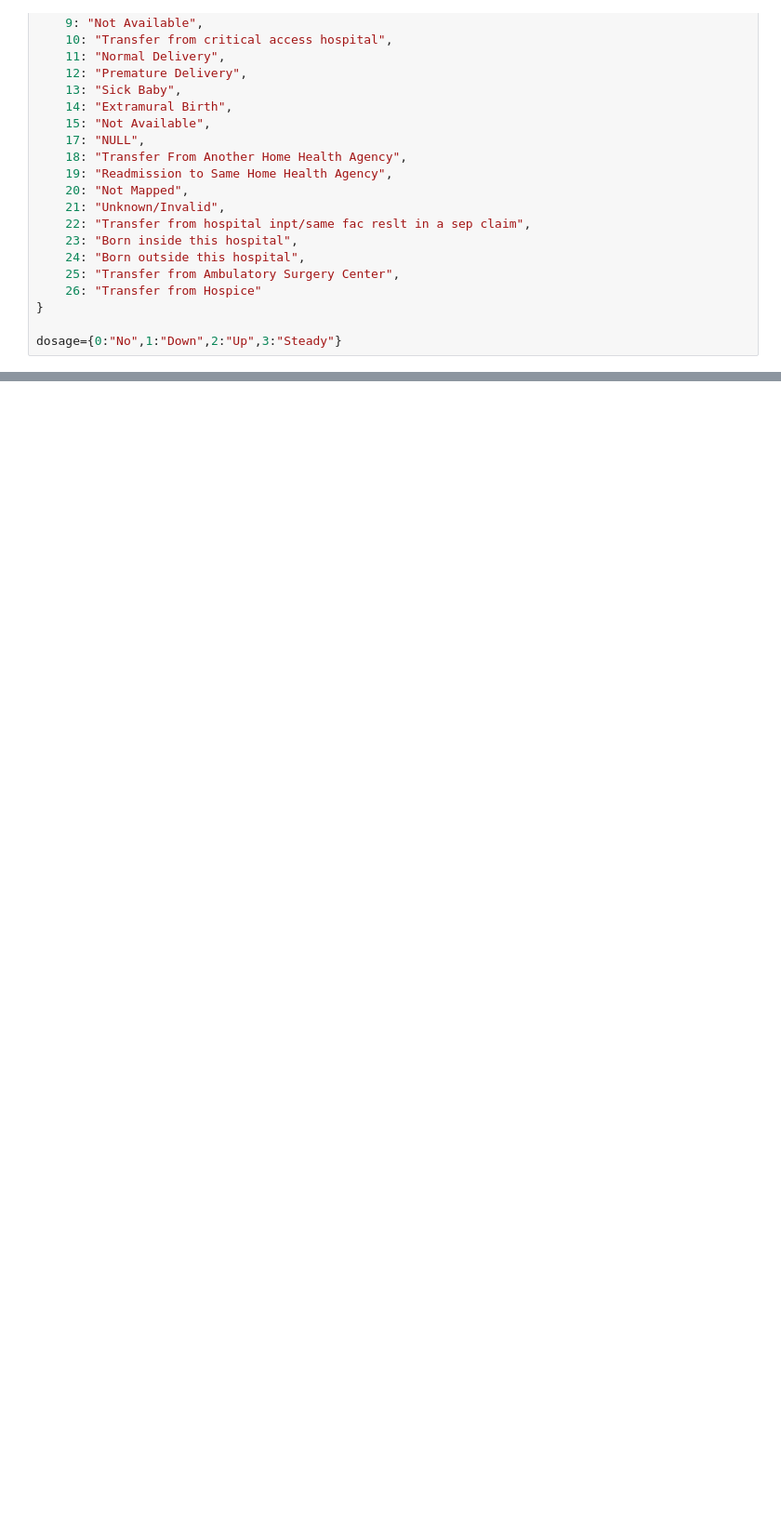
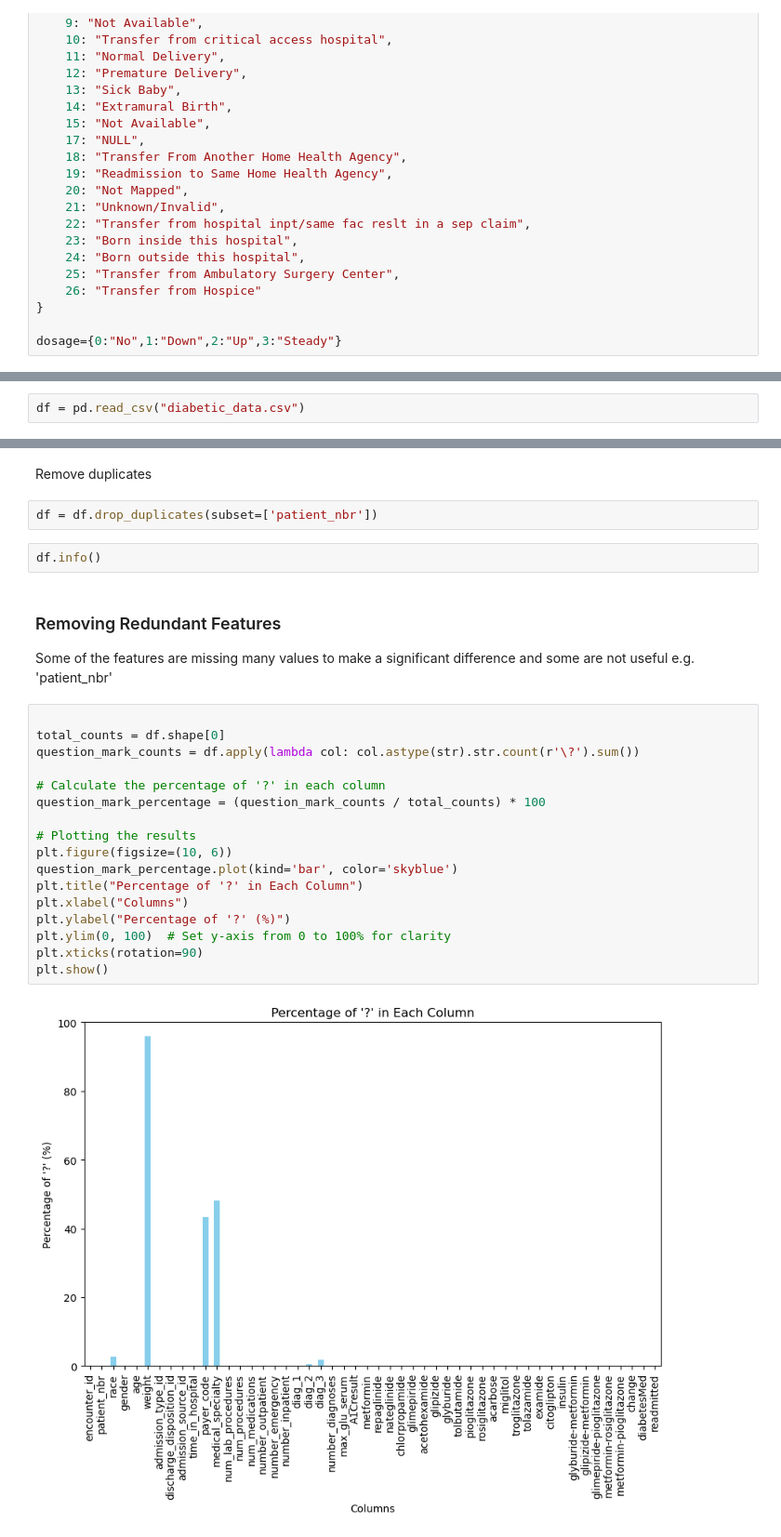
Before and after one commit to Coolnam3/ML_Project, a Jupyter notebook: main.ipynb, the cells around one changed output, grey strips where cells are left out. Shown: that part at 93% size. Cells and saved outputs as stored; diff of their text form; blank space fills up the shorter version.

```diff
--- a/main.ipynb
+++ b/main.ipynb
@@ -67,0 +95,2 @@ dosage={0:"No",1:"Down",2:"Up",3:"Steady"}
+# %%
+df = pd.read_csv("diabetic_data.csv")
@@ -67,0 +135,28 @@ dosage={0:"No",1:"Down",2:"Up",3:"Steady"}
+# %% [markdown]
+Remove duplicates
+# %%
+df = df.drop_duplicates(subset=['patient_nbr'])
+# %%
+df.info()
+# %% [markdown]
+### Removing Redundant Features
+Some of the features are missing many values to make a significant difference and some are not useful e.g. 'patient_nbr'
+# %%
+
+total_counts = df.shape[0]
+question_mark_counts = df.apply(lambda col: col.astype(str).str.count(r'\?').sum())
+
+# Calculate the percentage of '?' in each column
+question_mark_percentage = (question_mark_counts / total_counts) * 100
+
+# Plotting the results
+plt.figure(figsize=(10, 6))
+question_mark_percentage.plot(kind='bar', color='skyblue')
+plt.title("Percentage of '?' in Each Column")
+plt.xlabel("Columns")
+plt.ylabel("Percentage of '?' (%)")
+plt.ylim(0, 100)  # Set y-axis from 0 to 100% for clarity
+plt.xticks(rotation=90)
+plt.show()
+# %% [output]
+[figure, added]
```
Also changed, not shown: parts of 11 cells of this notebook.
